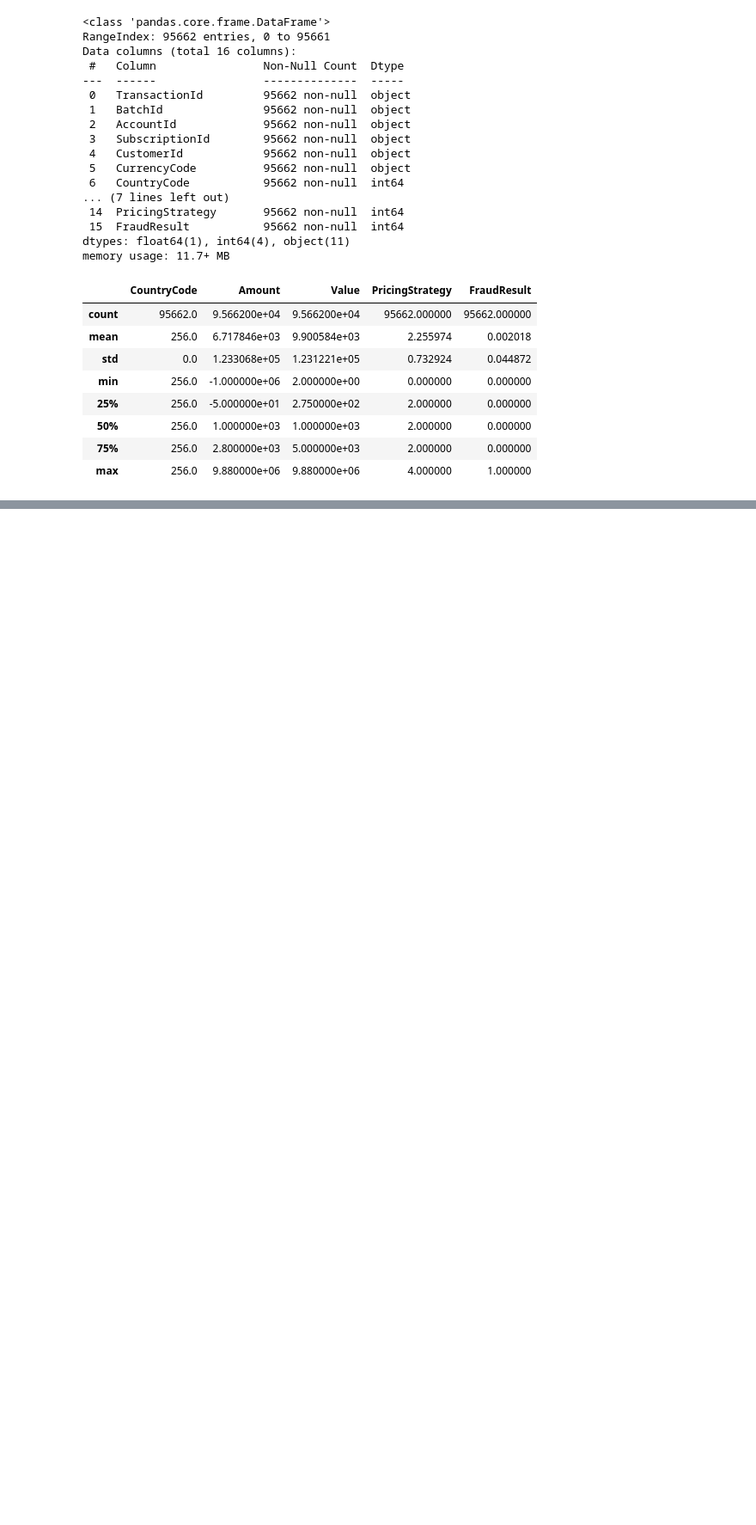
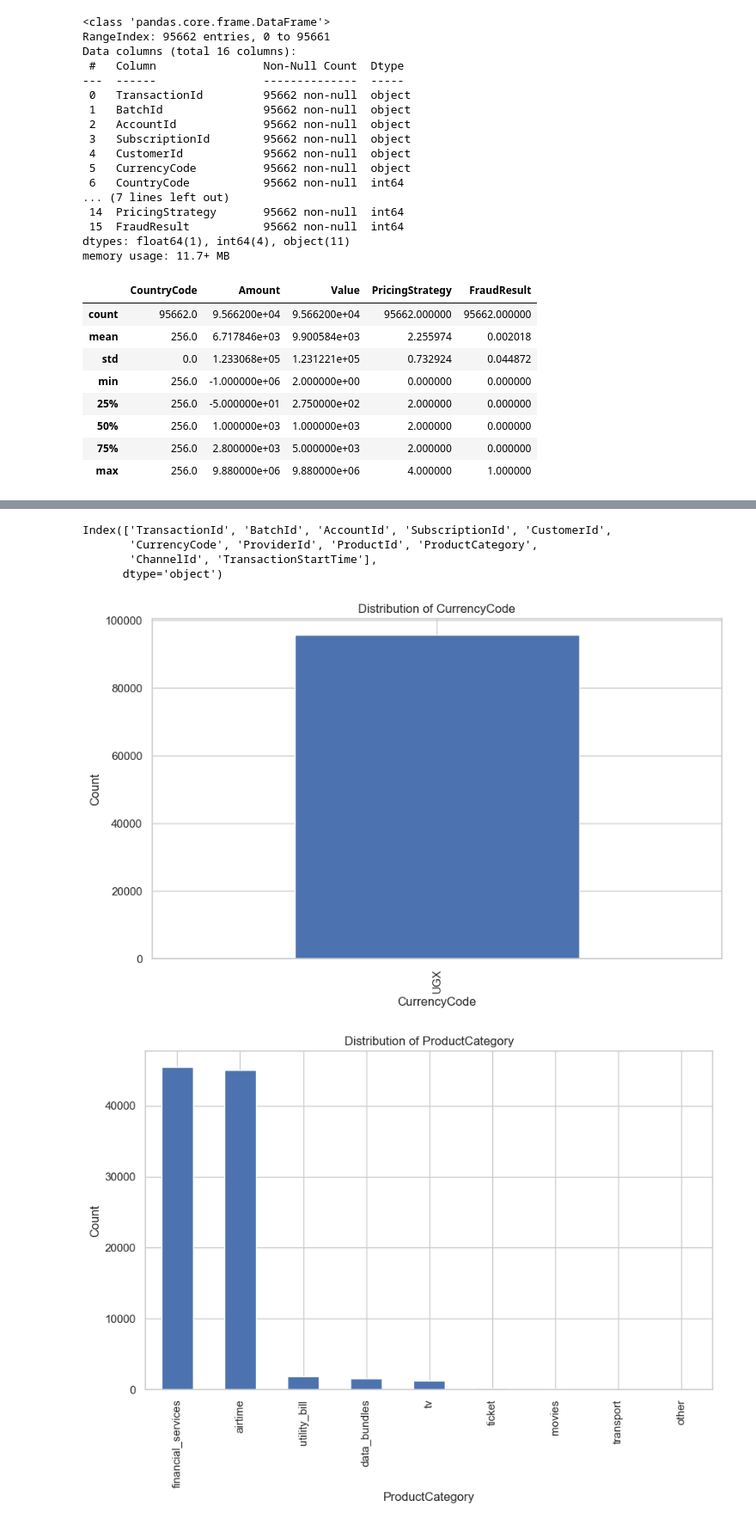
Before and after one commit to Feven777/Credit-Risk-Probability-Modeling, a Jupyter notebook: notebook/EDA.ipynb, the cells around one changed output, grey strips where cells are left out. Shown at 86% size. Saved outputs shown, nothing was run; the diff lists cells and outputs as text; code cells hidden in the pictures; blank space fills up the shorter version.

```diff
--- a/notebook/EDA.ipynb
+++ b/notebook/EDA.ipynb
@@ -55,0 +86,20 @@ df.describe()
+# %%
+categorical_cols=df.select_dtypes(include=["object"]).columns
+categorical_cols
+# %% [output]
+Index(['TransactionId', 'BatchId', 'AccountId', 'SubscriptionId', 'CustomerId',
+       'CurrencyCode', 'ProviderId', 'ProductId', 'ProductCategory',
+       'ChannelId', 'TransactionStartTime'],
+      dtype='object')
+# %%
+good_categorical_cols = ['CurrencyCode', 'ProductCategory']
+
+for col in good_categorical_cols:
+    df[col].value_counts().plot(kind="bar")
+    plt.title(f"Distribution of {col}")
+    plt.ylabel("Count")
+    plt.xlabel(col)
+    plt.show()
+# %% [output]
+[figure, added]
+[figure, added]
```
Also changed, not shown: parts of 8 cells of this notebook.
